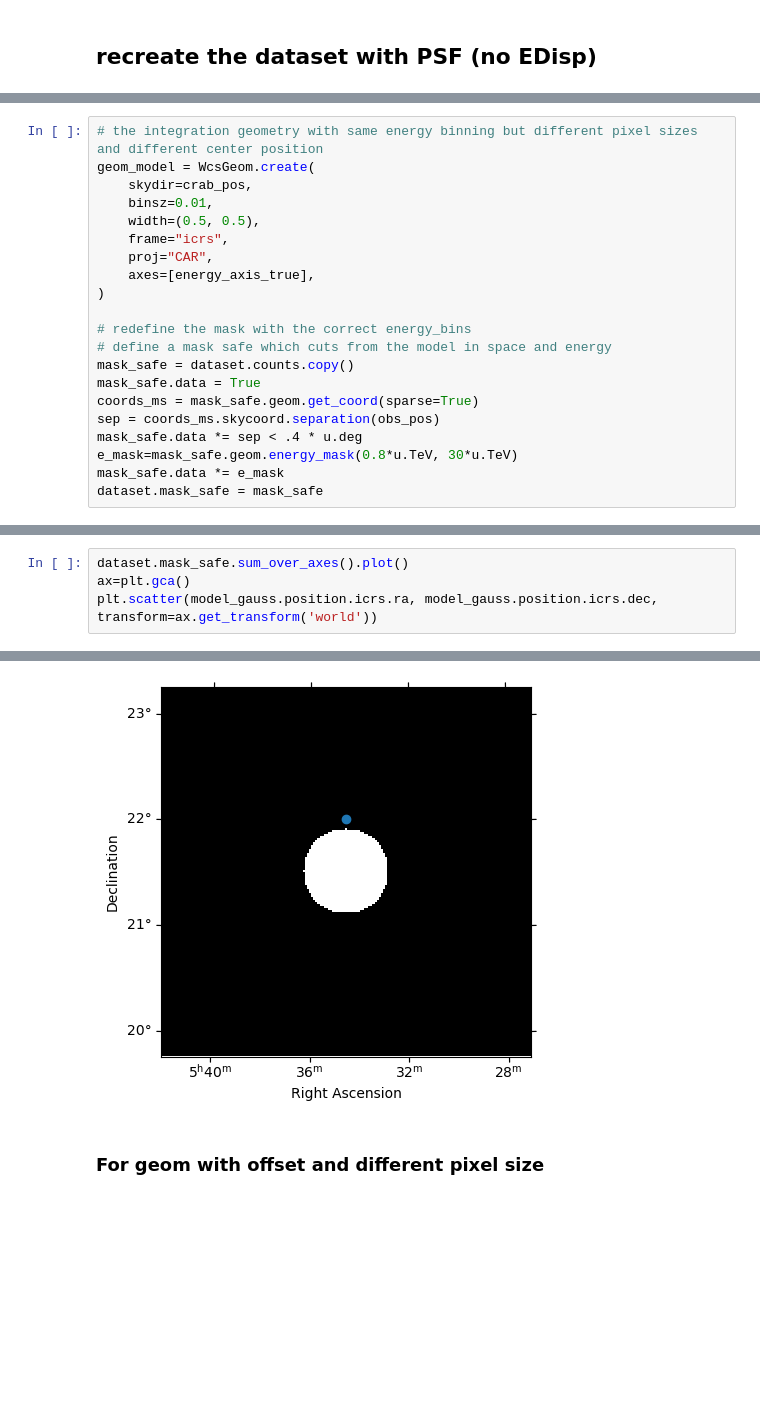
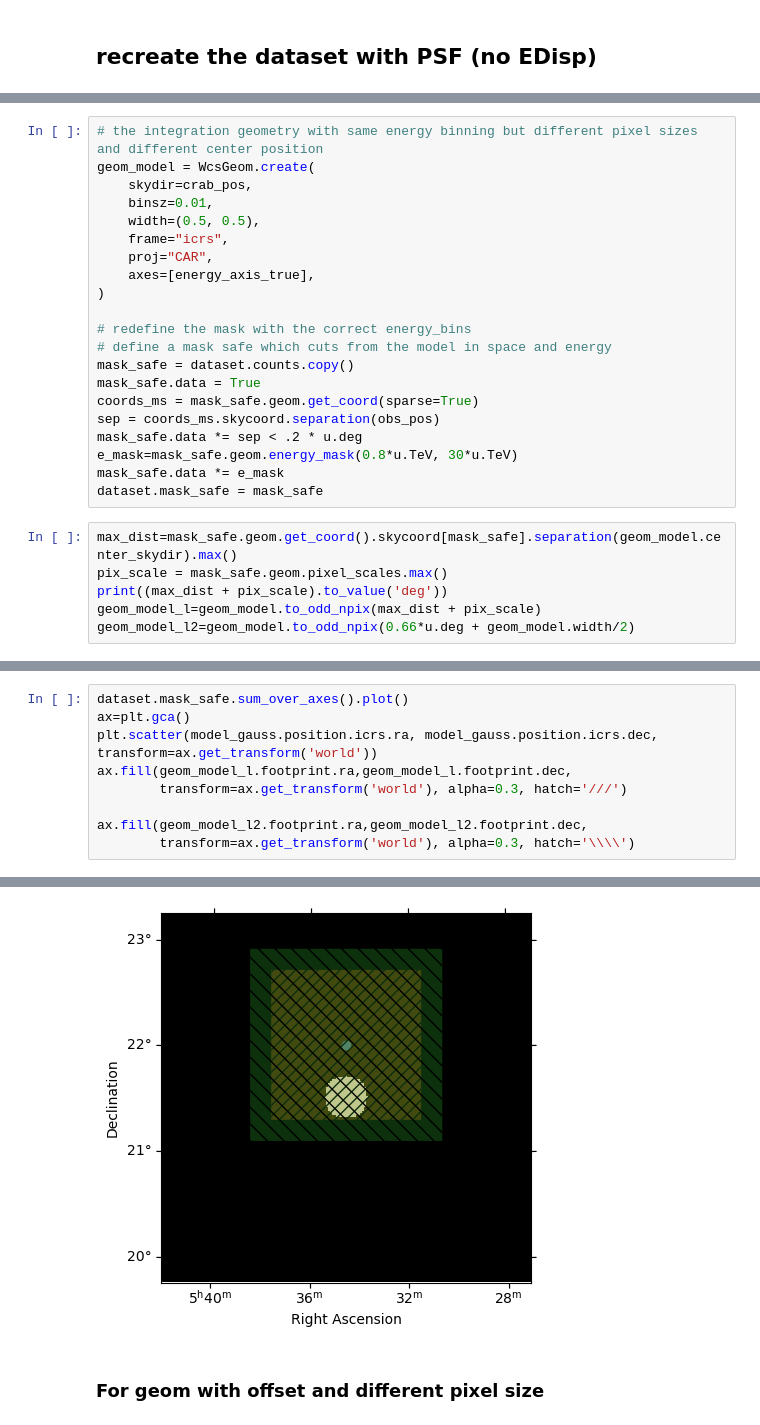
Before and after one commit to gammapy/gammapy-unbinned-analysis, a Jupyter notebook: Tims_UnbinnedDataset/example_acceptance.ipynb, the cells around one changed output, grey strips where cells are left out. Cells and saved outputs as stored; diff of their text form; blank space fills up the shorter version.

```diff
--- a/Tims_UnbinnedDataset/example_acceptance.ipynb
+++ b/Tims_UnbinnedDataset/example_acceptance.ipynb
@@ -493,7 +501,13 @@ mask_safe = dataset.counts.copy()
 mask_safe.data = True
 coords_ms = mask_safe.geom.get_coord(sparse=True)
 sep = coords_ms.skycoord.separation(obs_pos)
-mask_safe.data *= sep < .4 * u.deg
+mask_safe.data *= sep < .2 * u.deg
 e_mask=mask_safe.geom.energy_mask(0.8*u.TeV, 30*u.TeV)
 mask_safe.data *= e_mask
 dataset.mask_safe = mask_safe
+# %%
+max_dist=mask_safe.geom.get_coord().skycoord[mask_safe].separation(geom_model.center_skydir).max()
+pix_scale = mask_safe.geom.pixel_scales.max()
+print((max_dist + pix_scale).to_value('deg'))
+geom_model_l=geom_model.to_odd_npix(max_dist + pix_scale)
+geom_model_l2=geom_model.to_odd_npix(0.66*u.deg + geom_model.width/2)
@@ -501,4 +517,9 @@ dataset.mask_safe = mask_safe
 dataset.mask_safe.sum_over_axes().plot()
 ax=plt.gca()
 plt.scatter(model_gauss.position.icrs.ra, model_gauss.position.icrs.dec, transform=ax.get_transform('world'))
+ax.fill(geom_model_l.footprint.ra,geom_model_l.footprint.dec,
+        transform=ax.get_transform('world'), alpha=0.3, hatch='///')
+
+ax.fill(geom_model_l2.footprint.ra,geom_model_l2.footprint.dec,
+        transform=ax.get_transform('world'), alpha=0.3, hatch='\\\\')
 # %% [output]
@@ -506,4 +527,4 @@ plt.scatter(model_gauss.position.icrs.ra, model_gauss.position.icrs.dec, transfo
-[figure, old version]
+[figure, new version]
 # %% [markdown]
 ### For geom with offset and different pixel size
 # %%
```
Also changed, not shown: parts of 7 cells of this notebook, 3 other files.
